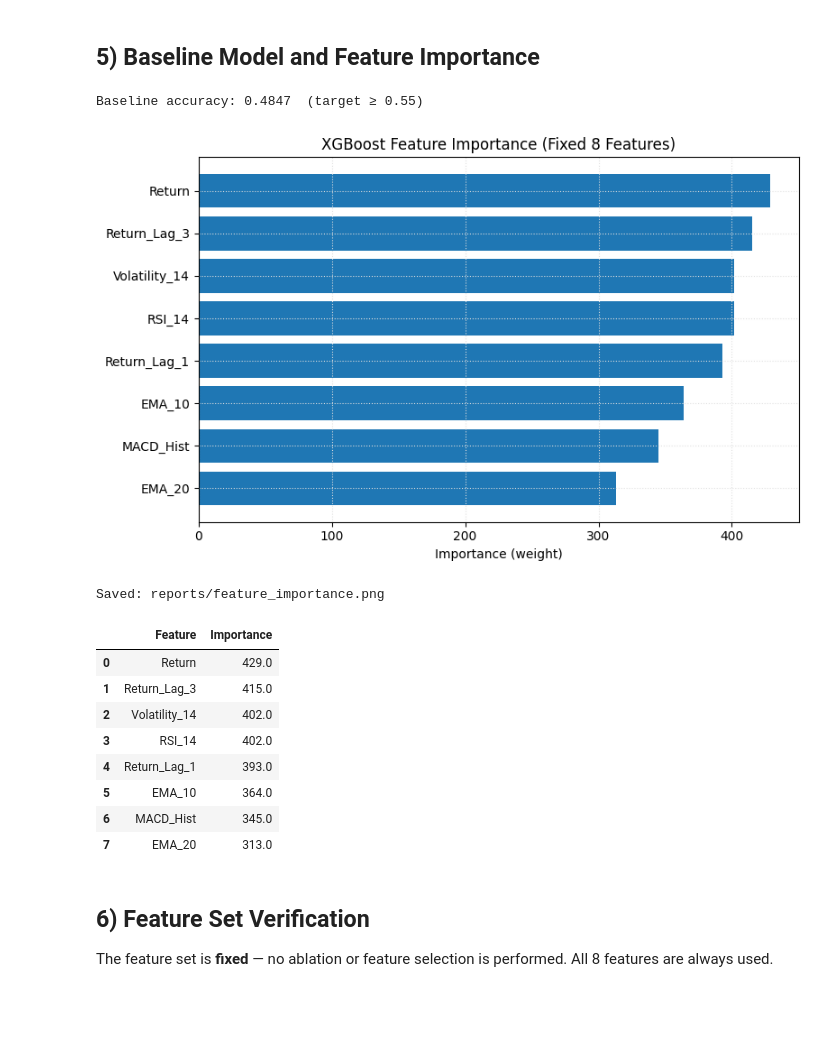
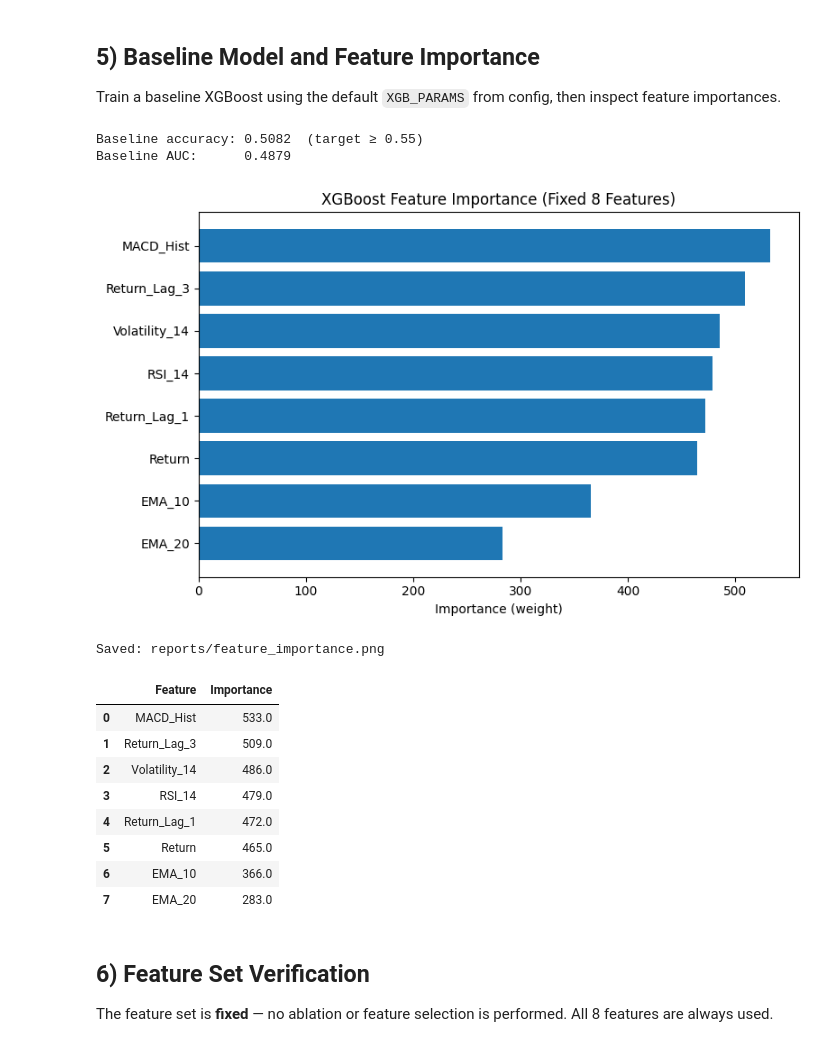
Before and after one commit to NthXevel/fyp2, a Jupyter notebook: experiments.ipynb, the cells around one changed output. Cells and saved outputs as stored; diff of their text form; code cells hidden in the pictures; blank space fills up the shorter version.

```diff
--- a/experiments.ipynb
+++ b/experiments.ipynb
@@ -151,21 +224,11 @@ Use a chronological 80/20 split (no shuffling) to respect time-series ordering.
 # %%
-from sklearn.model_selection import train_test_split
-
-X_train, X_test, y_train, y_test = train_test_split(
-    X_all, y_all,
-    test_size=TEST_SIZE,
-    random_state=RANDOM_STATE,
-    shuffle=False,            # preserve chronological order
-)
-
-# Keep a copy of the full test DataFrame for backtesting later
-# Use the same rows as X_all (i.e. rows where features + Target are not NaN)
-df_clean = df.loc[X_all.index]
-split_idx = len(X_train)
-test_df = df_clean.iloc[split_idx:]
+# Chronological split — same as ModelTrainer.train()
+split_idx = int(len(X_all) * (1 - TEST_SIZE))
+X_train, X_test = X_all.iloc[:split_idx], X_all.iloc[split_idx:]
+y_train, y_test = y_all.iloc[:split_idx], y_all.iloc[split_idx:]
 
 print(f'Train size: {len(X_train)}')
 print(f'Test size:  {len(X_test)}')
-print(f'Train period: {X_train.index.min().date()} → {X_train.index.max().date()}')
-print(f'Test  period: {X_test.index.min().date()} → {X_test.index.max().date()}')
+print(f'Train period: {X_train.index.min()} → {X_train.index.max()}')
+print(f'Test  period: {X_test.index.min()} → {X_test.index.max()}')
 # %% [output]
@@ -176,46 +239,51 @@ Test  period: 2026-02-13 → 2026-02-25
 # %% [markdown]
 ## 5) Baseline Model and Feature Importance
+
+Train a baseline XGBoost using the default `XGB_PARAMS` from config, then inspect feature importances.
 # %%
-# Train baseline model with default XGB_PARAMS on the fixed feature set
+# Train baseline model with default XGB_PARAMS
 baseline_model = xgb.XGBClassifier(**XGB_PARAMS)
 baseline_model.fit(X_train, y_train, eval_set=[(X_test, y_test)], verbose=False)
 
 baseline_preds = baseline_model.predict(X_test)
 baseline_test_acc = accuracy_score(y_test, baseline_preds)
+baseline_auc = roc_auc_score(y_test, baseline_model.predict_proba(X_test)[:, 1])
 print(f'Baseline accuracy: {baseline_test_acc:.4f}  (target ≥ {TARGET_ACCURACY})')
+print(f'Baseline AUC:      {baseline_auc:.4f}')
 
 # Feature importance (all 8 fixed features)
 importance = baseline_model.get_booster().get_score(importance_type='weight')
 importance_df = (
     pd.DataFrame(list(importance.items()), columns=['Feature', 'Importance'])
     .sort_values('Importance', ascending=False)
     .reset_index(drop=True)
 )
 
 plt.figure(figsize=(8, 5))
 plt.barh(importance_df['Feature'], importance_df['Importance'])
 plt.gca().invert_yaxis()
 plt.title('XGBoost Feature Importance (Fixed 8 Features)')
 plt.xlabel('Importance (weight)')
 plt.tight_layout()
 plt.savefig(REPORTS_DIR / 'feature_importance.png', dpi=150)
 plt.show()
 print('Saved: reports/feature_importance.png')
 
 importance_df
 # %% [output]
-Baseline accuracy: 0.4847  (target ≥ 0.55)
+Baseline accuracy: 0.5082  (target ≥ 0.55)
+Baseline AUC:      0.4879
-[figure, old version]
+[figure, new version]
 Saved: reports/feature_importance.png
 |  | Feature | Importance |
-| 0 | Return | 429.0 |
-| 1 | Return_Lag_3 | 415.0 |
-| 2 | Volatility_14 | 402.0 |
-| 3 | RSI_14 | 402.0 |
-| 4 | Return_Lag_1 | 393.0 |
-| 5 | EMA_10 | 364.0 |
-| 6 | MACD_Hist | 345.0 |
-| 7 | EMA_20 | 313.0 |
+| 0 | MACD_Hist | 533.0 |
+| 1 | Return_Lag_3 | 509.0 |
+| 2 | Volatility_14 | 486.0 |
+| 3 | RSI_14 | 479.0 |
+| 4 | Return_Lag_1 | 472.0 |
+| 5 | Return | 465.0 |
+| 6 | EMA_10 | 366.0 |
+| 7 | EMA_20 | 283.0 |
 # %% [markdown]
 ## 6) Feature Set Verification
 
```
Also changed, not shown: parts of 23 cells of this notebook, 45 other files.
